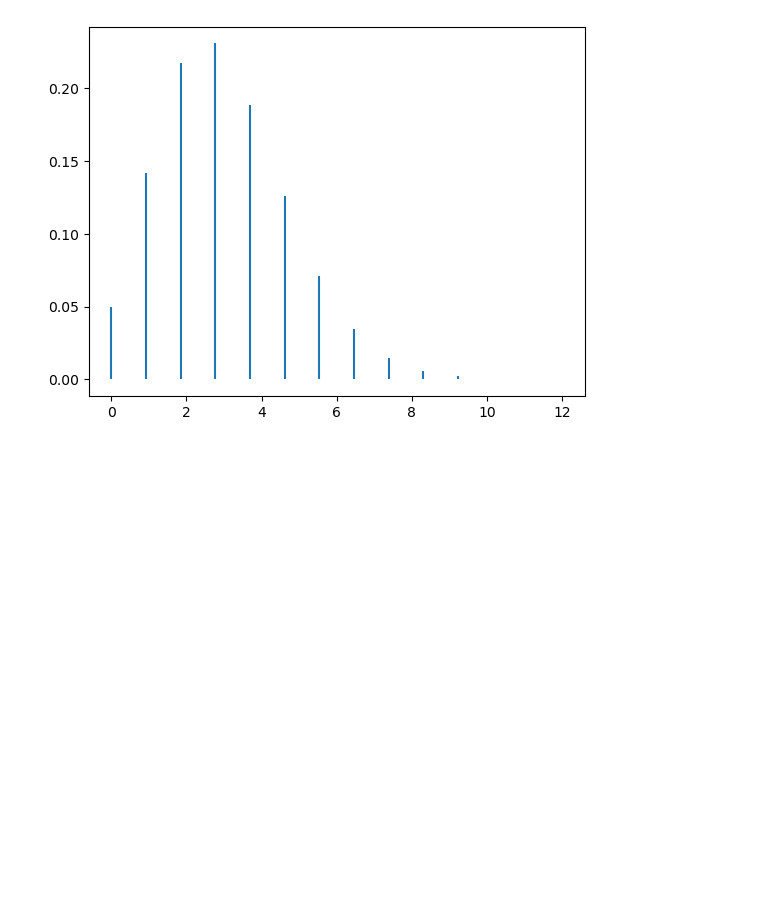
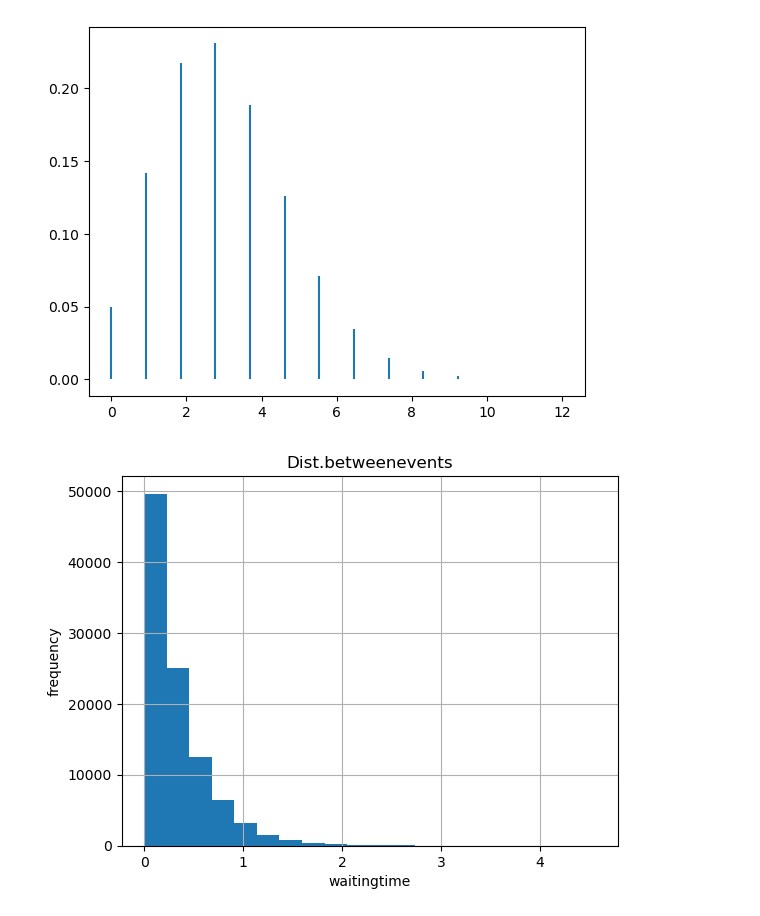
Before and after one commit to courageuche/python_practice.github, a Jupyter notebook: Distribution.ipynb, the cells around one changed output. Saved outputs shown, nothing was run; the diff lists cells and outputs as text; code cells hidden in the pictures; blank space fills up the shorter version.

```diff
--- a/Distribution.ipynb
+++ b/Distribution.ipynb
@@ -53,3 +53,16 @@ _axis.vlines(x, 0, angle.pmf(x), label = 'dat')
 plt.show()
 # %% [output]
 [figure]
+# %%
+#Exponential
+from scipy.stats import expon
+y = 3 #lambda
+n = 100000
+waiting_time =expon(scale = 1/y).rvs(n)
+pd.Series(waiting_time).hist(bins = 20)
+plt.title('Dist.betweenevents')
+plt.xlabel('waitingtime')
+plt.ylabel('frequency')
+plt.show()
+# %% [output]
+[figure, added]
```
Also changed, not shown: parts of 3 cells of this notebook.
